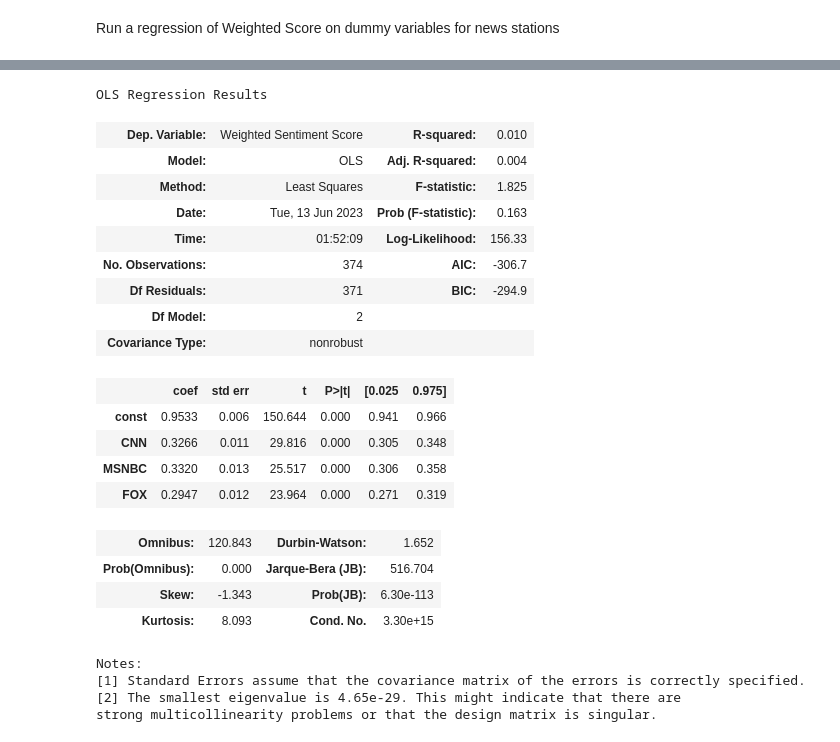
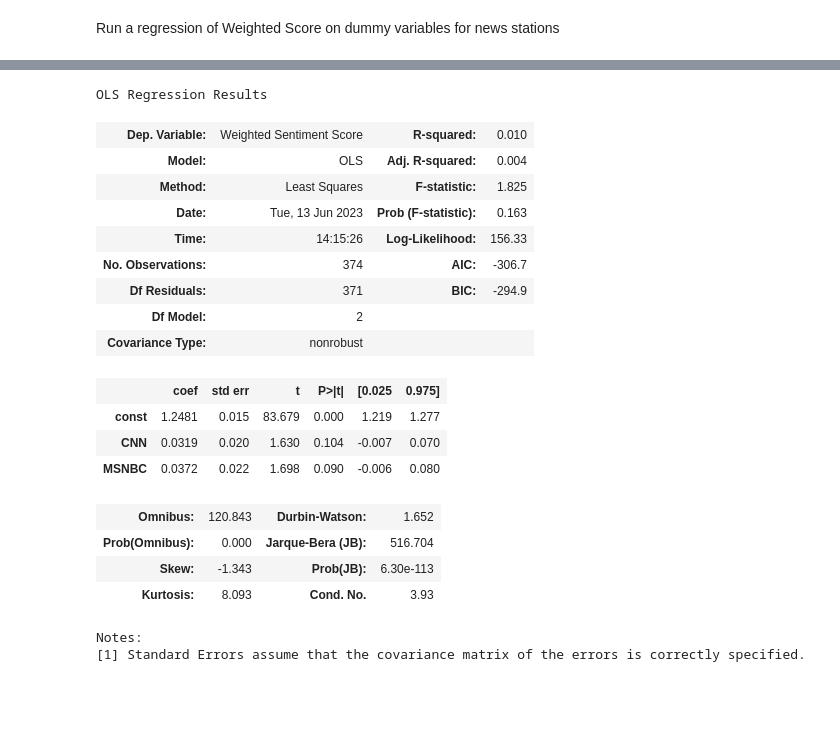
Before and after one commit to AaronDantzler/BSPL, a Jupyter notebook: RawAnalysis.ipynb, the cells around one changed output, grey strips where cells are left out. Saved outputs shown, nothing was run; the diff lists cells and outputs as text; code cells hidden in the pictures; blank space fills up the shorter version.

```diff
--- a/RawAnalysis.ipynb
+++ b/RawAnalysis.ipynb
@@ -322,7 +374,7 @@ import statsmodels.api as sm
 Run a regression of Weighted Score on dummy variables for news stations
 # %%
 y = df_combined['Weighted Score']
-X = df_combined[['CNN', 'MSNBC', 'FOX']]
+X = df_combined[['CNN', 'MSNBC']]
 X = sm.add_constant(X)
 lm = sm.OLS(y, X).fit()
 # %%
@@ -354,6 +403,6 @@ strong multicollinearity problems or that the design matrix is singular.
 # %%
 y = df_drop['Weighted Score']
-X = df_drop[['CNN', 'MSNBC', 'FOX']]
+X = df_drop[['CNN', 'MSNBC']]
 X = sm.add_constant(X)
 lm = sm.OLS(y, X).fit()
 lm.summary()
@@ -384,32 +430,29 @@ strong multicollinearity problems or that the design matrix is singular.
 # %%
 y = df_drop['Weighted Sentiment Score']
-X = df_drop[['CNN', 'MSNBC', 'FOX']]
+X = df_drop[['CNN', 'MSNBC']]
 X = sm.add_constant(X)
 lm = sm.OLS(y, X).fit()
 lm.summary()
 # %% [output]
 OLS Regression Results
 | Dep. Variable: | Weighted Sentiment Score | R-squared: | 0.010 |
 | Model: | OLS | Adj. R-squared: | 0.004 |
 | Method: | Least Squares | F-statistic: | 1.825 |
 | Date: | Tue, 13 Jun 2023 | Prob (F-statistic): | 0.163 |
-| Time: | 01:52:09 | Log-Likelihood: | 156.33 |
+| Time: | 14:15:26 | Log-Likelihood: | 156.33 |
 | No. Observations: | 374 | AIC: | -306.7 |
 | Df Residuals: | 371 | BIC: | -294.9 |
 | Df Model: | 2 |  |  |
 | Covariance Type: | nonrobust |  |  |
 |  | coef | std err | t | P>|t| | [0.025 | 0.975] |
-| const | 0.9533 | 0.006 | 150.644 | 0.000 | 0.941 | 0.966 |
-| CNN | 0.3266 | 0.011 | 29.816 | 0.000 | 0.305 | 0.348 |
-| MSNBC | 0.3320 | 0.013 | 25.517 | 0.000 | 0.306 | 0.358 |
-| FOX | 0.2947 | 0.012 | 23.964 | 0.000 | 0.271 | 0.319 |
+| const | 1.2481 | 0.015 | 83.679 | 0.000 | 1.219 | 1.277 |
+| CNN | 0.0319 | 0.020 | 1.630 | 0.104 | -0.007 | 0.070 |
+| MSNBC | 0.0372 | 0.022 | 1.698 | 0.090 | -0.006 | 0.080 |
 | Omnibus: | 120.843 | Durbin-Watson: | 1.652 |
 | Prob(Omnibus): | 0.000 | Jarque-Bera (JB): | 516.704 |
 | Skew: | -1.343 | Prob(JB): | 6.30e-113 |
-| Kurtosis: | 8.093 | Cond. No. | 3.30e+15 |
+| Kurtosis: | 8.093 | Cond. No. | 3.93 |
 Notes:
 [1] Standard Errors assume that the covariance matrix of the errors is correctly specified.
-[2] The smallest eigenvalue is 4.65e-29. This might indicate that there are
-strong multicollinearity problems or that the design matrix is singular.
 # %%
 y = df_drop['Weighted Commitment Score']
```
Also changed, not shown: parts of 7 cells of this notebook, 1 other file.
